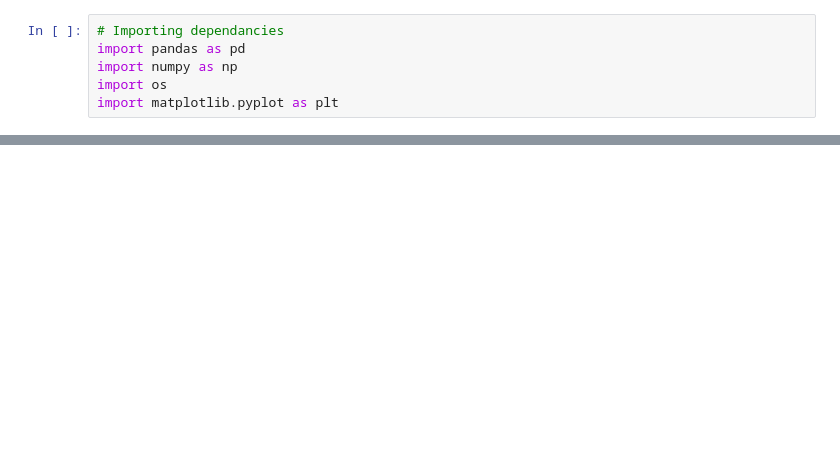
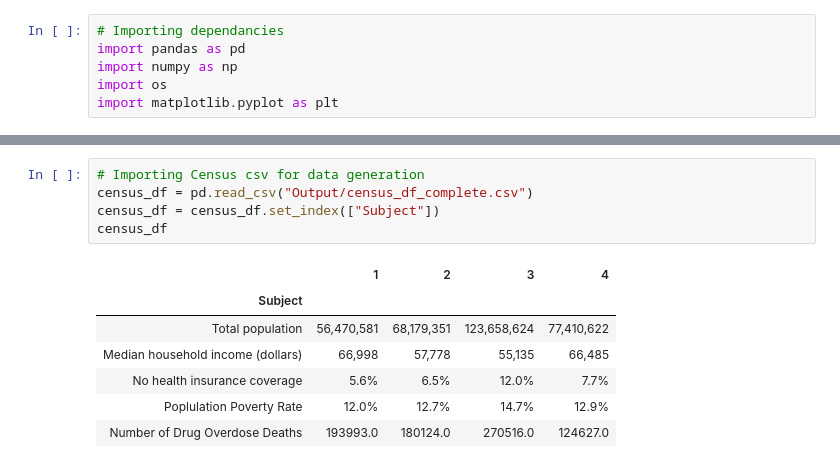
Before and after one commit to linmck/group_project_1, a Jupyter notebook: graphing.ipynb, the cells around one changed output, grey strips where cells are left out. Cells and saved outputs as stored; diff of their text form; blank space fills up the shorter version.

```diff
--- a/graphing.ipynb
+++ b/graphing.ipynb
@@ -23,3 +23,16 @@ reg_pivot
+# %%
+# Importing Census csv for data generation
+census_df = pd.read_csv("Output/census_df_complete.csv")
+census_df = census_df.set_index(["Subject"])
+census_df
+# %% [output]
+|  | 1 | 2 | 3 | 4 |
+| Subject |  |  |  |  |
+| Total population | 56,470,581 | 68,179,351 | 123,658,624 | 77,410,622 |
+| Median household income (dollars) | 66,998 | 57,778 | 55,135 | 66,485 |
+| No health insurance coverage | 5.6% | 6.5% | 12.0% | 7.7% |
+| Poplulation Poverty Rate | 12.0% | 12.7% | 14.7% | 12.9% |
+| Number of Drug Overdose Deaths | 193993.0 | 180124.0 | 270516.0 | 124627.0 |
 # %%
 named_drugs_reg = reg_pivot.drop(["Number of Deaths", "Number of Drug Overdose Deaths","Drug Arrests"])
 named_drugs_reg = named_drugs_reg.rename({"Natural, semi-synthetic, & synthetic opioids, incl. methadone (T40.2-T40.4)":"Opiods (T40.2-T40.4)",
```
Also changed, not shown: parts of 4 cells of this notebook, 9 other files.
